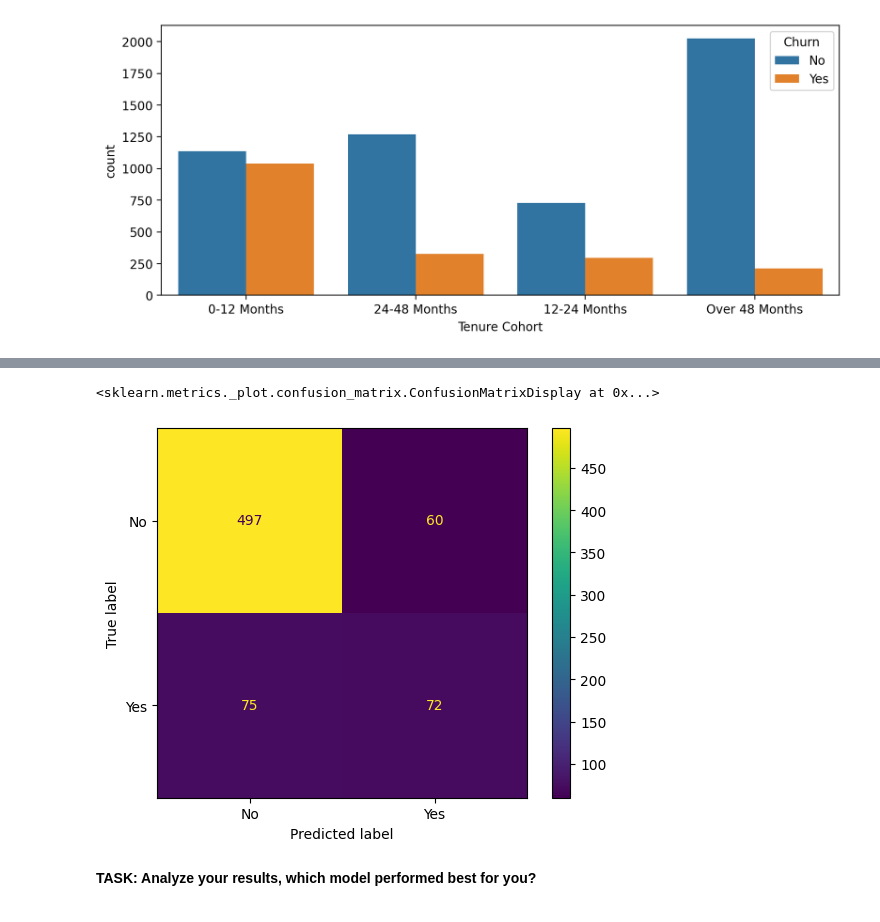
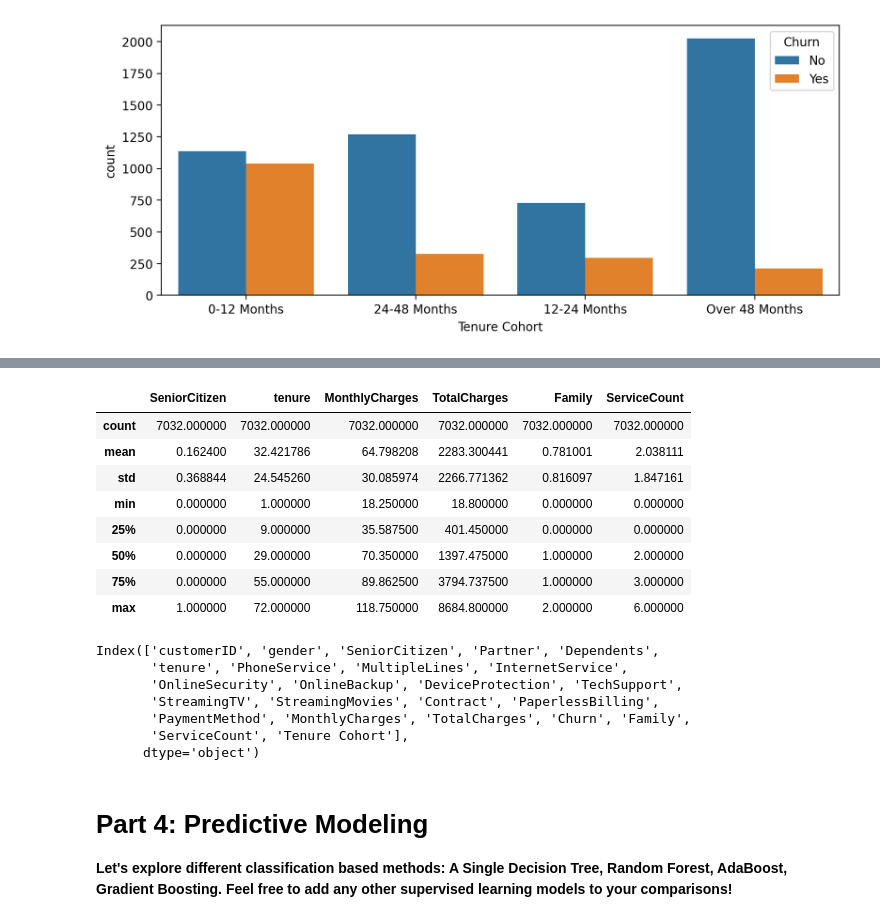
Before and after one commit to Vishal201TA/aiml_bootcamp, a Jupyter notebook: ML BootCamp/Day-7/Customer-Churn.ipynb, the cells around one changed output, grey strips where cells are left out. Cells and saved outputs as stored; diff of their text form; code cells hidden in the pictures.

```diff
--- a/ML BootCamp/Day-7/Customer-Churn.ipynb
+++ b/ML BootCamp/Day-7/Customer-Churn.ipynb
@@ -282,3 +355,14 @@ df['Tenure Cohort'] = df['tenure'].apply(cohort)
+# %%
+#    Create 'Family' (The column you were looking for!)
+#    Logic: Partner (1/0) + Dependents (1/0)
+#    Result: 0 = Single, 1 = Has Partner OR Child, 2 = Has Both
+df['Family'] = (df['Partner'] == 'Yes').astype(int) + (df['Dependents'] == 'Yes').astype(int)
+# %%
+# 3. Create 'ServiceCount' (How many products do they buy?)
+services = ['OnlineSecurity', 'OnlineBackup', 'DeviceProtection',
+            'TechSupport', 'StreamingTV', 'StreamingMovies']
+
+df['ServiceCount'] = df[services].apply(lambda x: (x == 'Yes').sum(), axis=1)
 # %%
 df.head(10)[['tenure','Tenure Cohort']]
 # %% [output]
@@ -439,7 +395,0 @@ weighted avg       0.82      0.83      0.83       704
-# %%
-plot_confusion_matrix(dt,X_test,y_test)
-# %% [output]
-<sklearn.metrics._plot.confusion_matrix.ConfusionMatrixDisplay at 0x...>
-[figure, removed]
-# %% [markdown]
-**TASK: Analyze your results, which model performed best for you?**
@@ -447,0 +396,22 @@ plot_confusion_matrix(dt,X_test,y_test)
+# %%
+df.describe()
+# %% [output]
+|  | SeniorCitizen | tenure | MonthlyCharges | TotalCharges | Family | ServiceCount |
+| count | 7032.000000 | 7032.000000 | 7032.000000 | 7032.000000 | 7032.000000 | 7032.000000 |
+| mean | 0.162400 | 32.421786 | 64.798208 | 2283.300441 | 0.781001 | 2.038111 |
+| std | 0.368844 | 24.545260 | 30.085974 | 2266.771362 | 0.816097 | 1.847161 |
+| min | 0.000000 | 1.000000 | 18.250000 | 18.800000 | 0.000000 | 0.000000 |
+| 25% | 0.000000 | 9.000000 | 35.587500 | 401.450000 | 0.000000 | 0.000000 |
+| 50% | 0.000000 | 29.000000 | 70.350000 | 1397.475000 | 1.000000 | 2.000000 |
+| 75% | 0.000000 | 55.000000 | 89.862500 | 3794.737500 | 1.000000 | 3.000000 |
+| max | 1.000000 | 72.000000 | 118.750000 | 8684.800000 | 2.000000 | 6.000000 |
+# %%
+df.columns
+# %% [output]
+Index(['customerID', 'gender', 'SeniorCitizen', 'Partner', 'Dependents',
+       'tenure', 'PhoneService', 'MultipleLines', 'InternetService',
+       'OnlineSecurity', 'OnlineBackup', 'DeviceProtection', 'TechSupport',
+       'StreamingTV', 'StreamingMovies', 'Contract', 'PaperlessBilling',
+       'PaymentMethod', 'MonthlyCharges', 'TotalCharges', 'Churn', 'Family',
+       'ServiceCount', 'Tenure Cohort'],
+      dtype='object')
@@ -447,0 +420,4 @@ plot_confusion_matrix(dt,X_test,y_test)
+# %% [markdown]
+# Part 4: Predictive Modeling
+
+**Let's explore different classification based methods: A Single Decision Tree, Random Forest, AdaBoost, Gradient Boosting. Feel free to add any other supervised learning models to your comparisons!**
```
Also changed, not shown: parts of 49 cells of this notebook.
